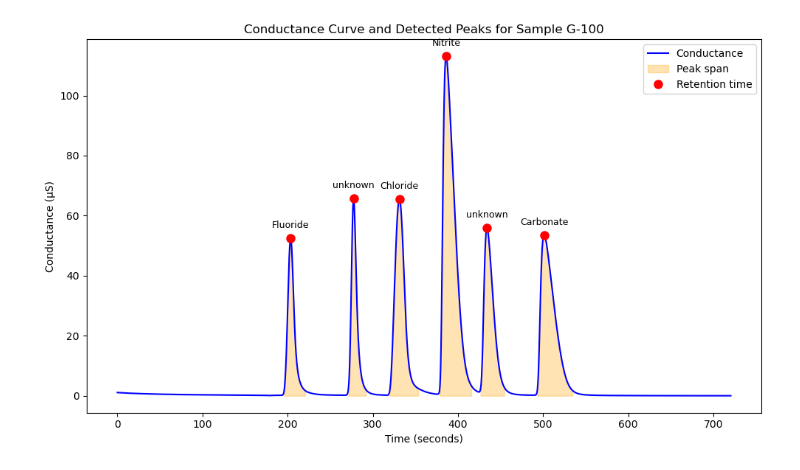
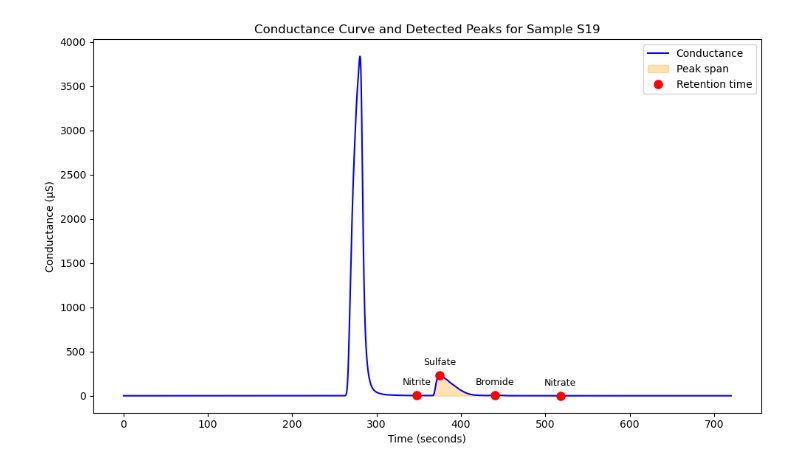
Before and after one commit to a-fotherby/dionexus, a Jupyter notebook: src/notebooks/processing.ipynb, the cells around one changed output. Drawn from its saved outputs; the diff is of its cells as text; code cells hidden in the pictures.

Commit message:
add calibration, improve peak detection with ex-gauss

```diff
--- a/src/notebooks/processing.ipynb
+++ b/src/notebooks/processing.ipynb
@@ -12,4 +10,0 @@ ds
-# %%
-from dionexus.peak_analysis import detect_peaks_and_integrate
-
-ds = detect_peaks_and_integrate(ds, prominence=1, rel_height=0.97, max_peaks=7)
@@ -34,8 +11,21 @@ Sample Villa de Arma 29/03/22: 3 peaks detected. Retention times (s): [278.80002
-# %%
-import pandas as pd
-from dionexus.peak_analysis import assign_peak_identities
-
-vc_df = pd.read_csv('../../data/virtual_columns/test_col.csv')
-vc_df['Ret. Time'] = vc_df['Ret. Time'] * 60
-
-ds = assign_peak_identities(ds, vc_df, tolerance=30)
+# %%
+from dionexus.peak_analysis import fit_peaks_exgauss_adaptive
+# Fit peaks with ex-Gaussian model
+ds = fit_peaks_exgauss_adaptive(ds, prominence=0.1, max_peaks=7,
+                                          factor_pre=2, factor_post=5)
+
+import pandas as pd
+from dionexus.peak_analysis import assign_analyte_names
+
+# Assign analyte names to the peaks based on the order in the virtual column
+# Peak IDs are then assigned based on the their rention time in the calibration standards.
+# This helps with peak ID being consistent in the case that one of your samples has an extra peak you didn't count on.
+
+# virtual_df is a DataFrame with columns:
+#    Analyte, Retention_Time
+# With rows ordered in the elution order.
+virtual_df = pd.read_csv("../../data/virtual_columns/test_col.csv")
+calib_standard_samples = ['G-20', 'G-40', 'G-60', 'G-80', 'G-100']
+ds = assign_analyte_names(ds, virtual_df, calib_standard_samples, tolerance=20.0)
+ds.to_netcdf("../../data/sukinda_25jul/sukinda_25jul.nc")
+ds
@@ -42,6 +69,6 @@ ds = assign_peak_identities(ds, vc_df, tolerance=30)
 # %%
 from dionexus.plotting import plot_sample_peaks
 
-plot_sample_peaks(ds, sample="G-100")
+plot_sample_peaks(ds, sample="S19")
 # %% [output]
-[figure, old version]
+[figure, new version]
```
Also changed, not shown: parts of 7 cells of this notebook, 3 other files.
